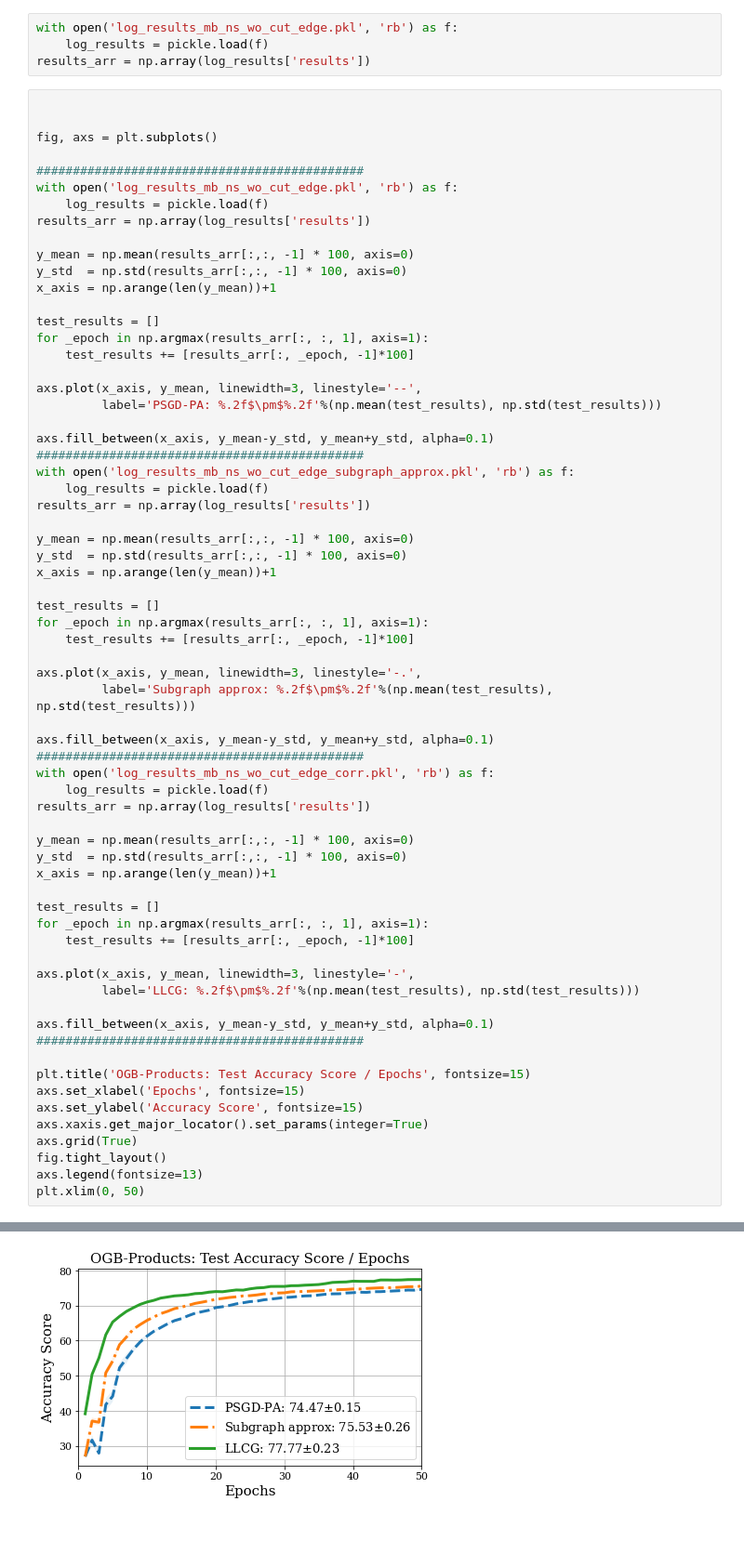
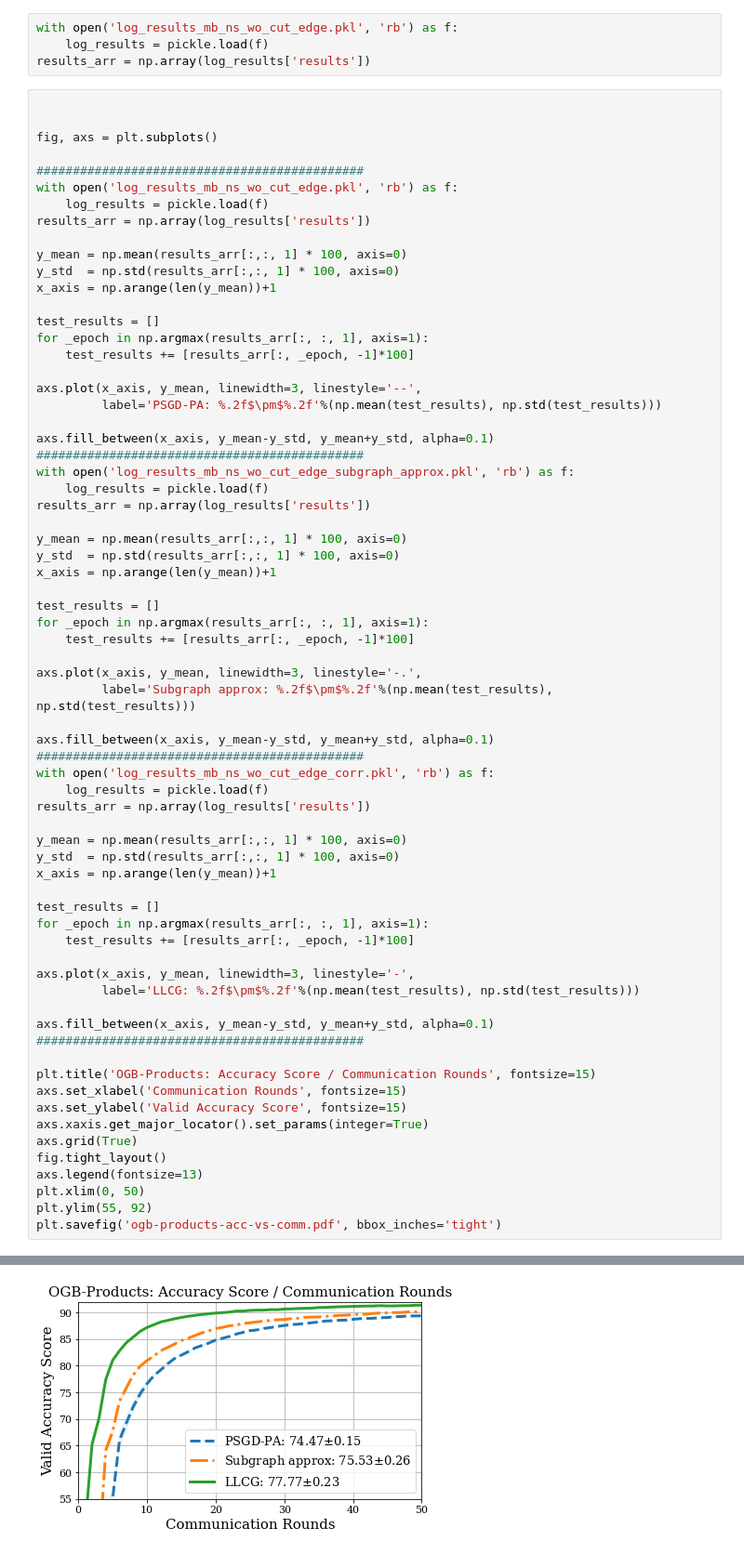
Before and after one commit to CongWeilin/LLCG-OBG-PyTorch, a Jupyter notebook: ogbn-products/draw_results.ipynb, the cells around one changed output, grey strips where cells are left out. Shown at 93% size. Cells and saved outputs as stored; diff of their text form.

Commit message:
upload figures

```diff
--- a/ogbn-products/draw_results.ipynb
+++ b/ogbn-products/draw_results.ipynb
@@ -32,8 +32,8 @@ with open('log_results_mb_ns_wo_cut_edge.pkl', 'rb') as f:
     log_results = pickle.load(f)
 results_arr = np.array(log_results['results'])
 
-y_mean = np.mean(results_arr[:,:, -1] * 100, axis=0)
-y_std  = np.std(results_arr[:,:, -1] * 100, axis=0)
+y_mean = np.mean(results_arr[:,:, 1] * 100, axis=0)
+y_std  = np.std(results_arr[:,:, 1] * 100, axis=0)
 x_axis = np.arange(len(y_mean))+1
 
 test_results = []
@@ -49,8 +49,8 @@ with open('log_results_mb_ns_wo_cut_edge_subgraph_approx.pkl', 'rb') as f:
     log_results = pickle.load(f)
 results_arr = np.array(log_results['results'])
 
-y_mean = np.mean(results_arr[:,:, -1] * 100, axis=0)
-y_std  = np.std(results_arr[:,:, -1] * 100, axis=0)
+y_mean = np.mean(results_arr[:,:, 1] * 100, axis=0)
+y_std  = np.std(results_arr[:,:, 1] * 100, axis=0)
 x_axis = np.arange(len(y_mean))+1
 
 test_results = []
@@ -66,8 +66,8 @@ with open('log_results_mb_ns_wo_cut_edge_corr.pkl', 'rb') as f:
     log_results = pickle.load(f)
 results_arr = np.array(log_results['results'])
 
-y_mean = np.mean(results_arr[:,:, -1] * 100, axis=0)
-y_std  = np.std(results_arr[:,:, -1] * 100, axis=0)
+y_mean = np.mean(results_arr[:,:, 1] * 100, axis=0)
+y_std  = np.std(results_arr[:,:, 1] * 100, axis=0)
 x_axis = np.arange(len(y_mean))+1
 
 test_results = []
@@ -80,12 +80,14 @@ axs.plot(x_axis, y_mean, linewidth=3, linestyle='-',
 axs.fill_between(x_axis, y_mean-y_std, y_mean+y_std, alpha=0.1)
 #############################################
 
-plt.title('OGB-Products: Test Accuracy Score / Epochs', fontsize=15)
-axs.set_xlabel('Epochs', fontsize=15)
-axs.set_ylabel('Accuracy Score', fontsize=15)
+plt.title('OGB-Products: Accuracy Score / Communication Rounds', fontsize=15)
+axs.set_xlabel('Communication Rounds', fontsize=15)
+axs.set_ylabel('Valid Accuracy Score', fontsize=15)
 axs.xaxis.get_major_locator().set_params(integer=True)
 axs.grid(True)
 fig.tight_layout()
 axs.legend(fontsize=13)
 plt.xlim(0, 50)
+plt.ylim(55, 92)
+plt.savefig('ogb-products-acc-vs-comm.pdf', bbox_inches='tight')
 # %% [output]
@@ -93 +94 @@ plt.xlim(0, 50)
-[figure, old version]
+[figure, new version]
```
Also changed, not shown: parts of 1 cell of this notebook, 3 other files.
